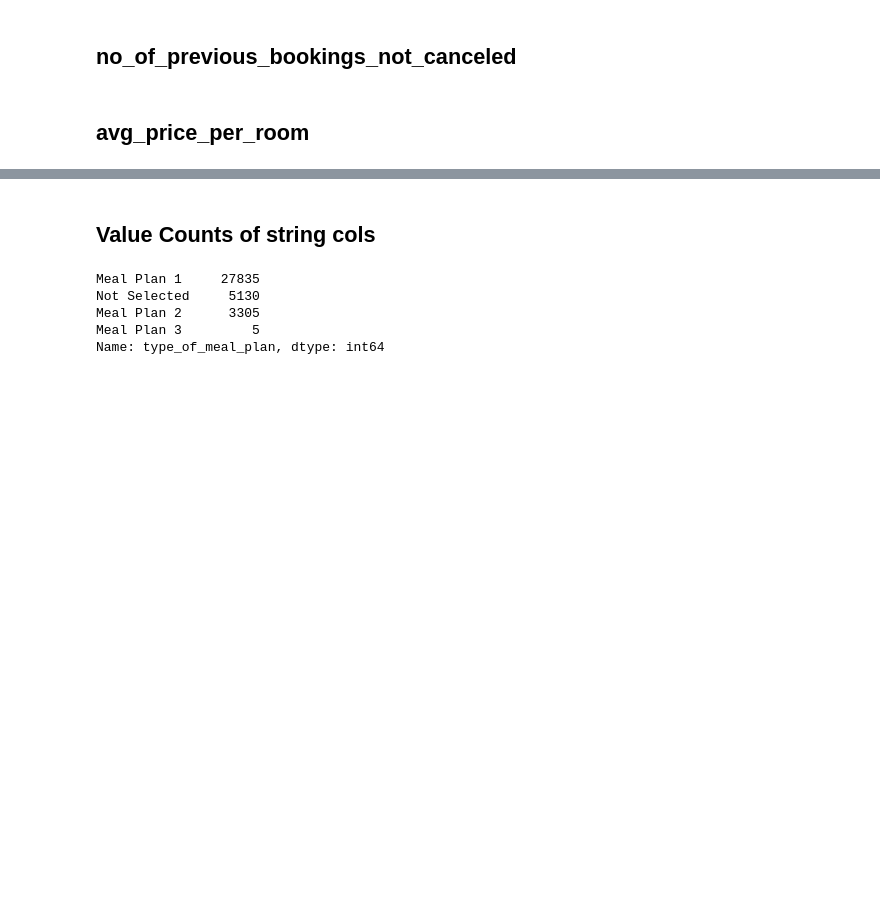
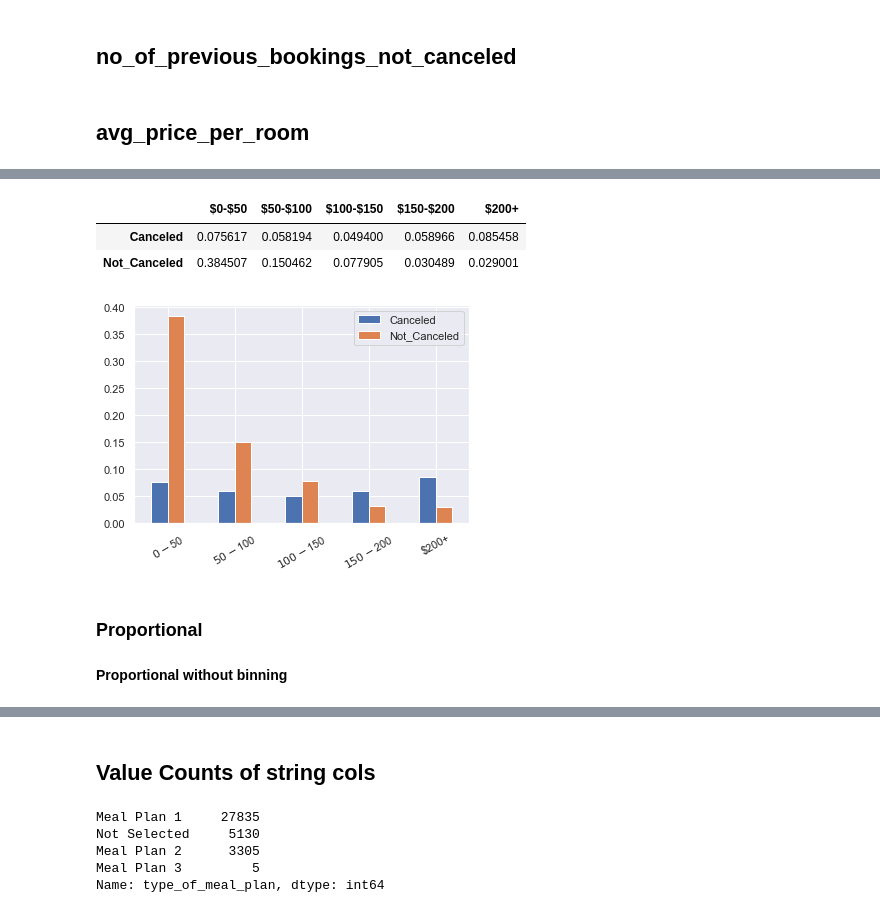
Before and after one commit to mduncan23/Hotel_Cancellation_Predictor, a Jupyter notebook: Hotel_Cancellation_Notebook.ipynb, the cells around one changed output, grey strips where cells are left out. Saved outputs shown, nothing was run; the diff lists cells and outputs as text; code cells hidden in the pictures; blank space fills up the shorter version.

```diff
--- a/Hotel_Cancellation_Notebook.ipynb
+++ b/Hotel_Cancellation_Notebook.ipynb
@@ -387,3 +385,24 @@ price_df.reset_index()[:-10].set_index('avg_price_per_room').plot();
+# %%
+clean_price_df = pd.DataFrame()
+clean_price_df['$0-$50'] = lead_time_df.iloc[:, :50].sum(axis=1)
+clean_price_df['$50-$100'] = lead_time_df.iloc[:, 50:100].sum(axis=1)
+clean_price_df['$100-$150'] = lead_time_df.iloc[:, 100:150].sum(axis=1)
+clean_price_df['$150-$200'] = lead_time_df.iloc[:, 150:200].sum(axis=1)
+clean_price_df['$200+'] = lead_time_df.iloc[:, 200:].sum(axis=1)
+# %%
+clean_price_df
+# %% [output]
+|  | $0-$50 | $50-$100 | $100-$150 | $150-$200 | $200+ |
+| Canceled | 0.075617 | 0.058194 | 0.049400 | 0.058966 | 0.085458 |
+| Not_Canceled | 0.384507 | 0.150462 | 0.077905 | 0.030489 | 0.029001 |
+# %%
+clean_price_df.T.plot(kind='bar', rot=30);
+# %% [output]
+[figure, added]
+# %% [markdown]
+### Proportional
+# %% [markdown]
+**Proportional without binning**
 # %%
 prop_price_df = (price_df['Canceled']/
                            (price_df['Canceled']
```
Also changed, not shown: parts of 19 cells of this notebook.
